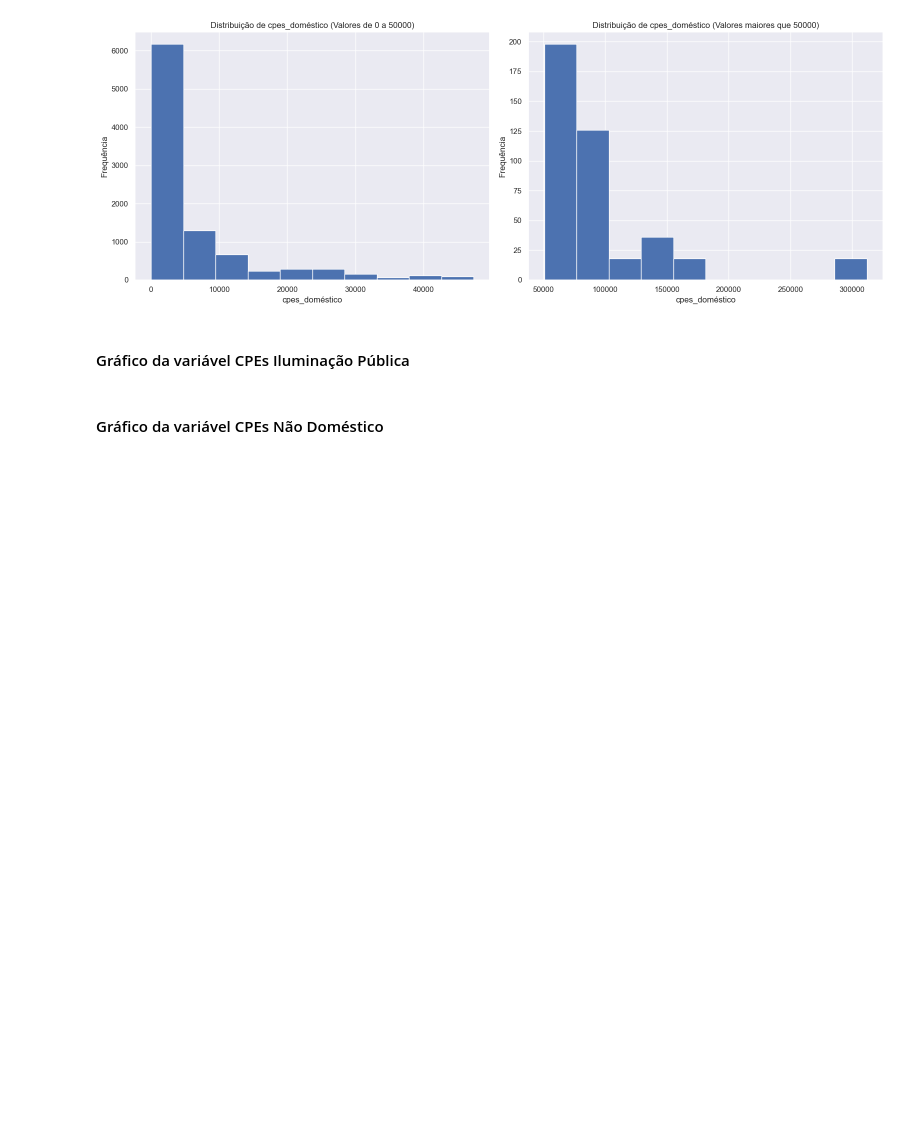
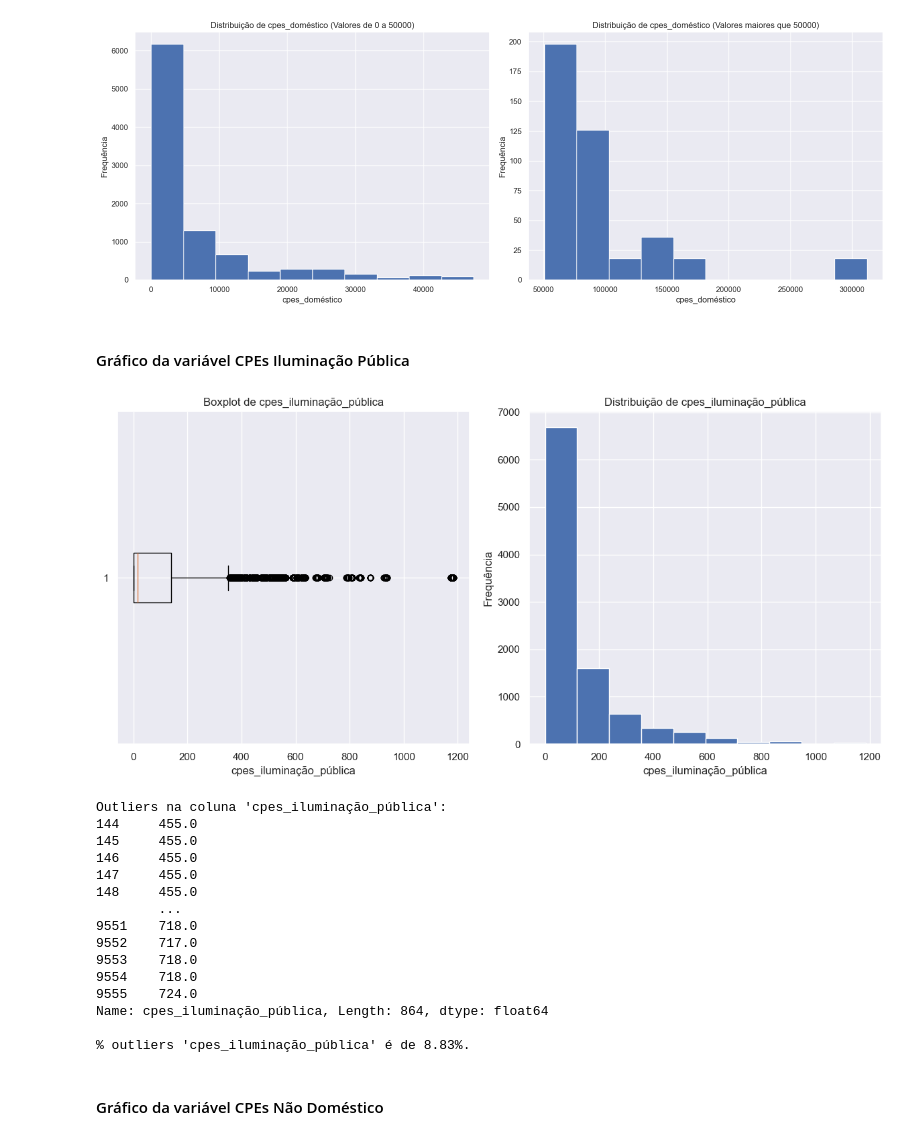
Before and after one commit to kreativermario/Projeto-DECD, a Jupyter notebook: notebooks/data_understanding.ipynb, the cells around one changed output. Cells and saved outputs as stored; diff of their text form; code cells hidden in the pictures; blank space fills up the shorter version.

Commit message:
error corrections - Data understanding
Signed-off-by: Ruisth <ruimfduarte94@gmail.com>

```diff
--- a/notebooks/data_understanding.ipynb
+++ b/notebooks/data_understanding.ipynb
@@ -339,28 +355,56 @@ Name: cpes_doméstico, Length: 1167, dtype: float64
 #### Gráfico da variável CPEs Iluminação Pública
 # %%
 # Coluna para o histograma
-coluna_cpes_il_pub = 'cpes iluminacao publica'
+coluna_cpes_il_pub = 'cpes_iluminação_pública'
 
 # Criar subplots
 fig, (ax_boxplot, ax_hist) = plt.subplots(1, 2, figsize=(12, 6))
 
 # Boxplot
-sns.boxplot(x='cpes iluminacao publica', data=merged_df, ax=ax_boxplot)
+ax_boxplot.boxplot(merged_df[coluna_cpes_il_pub], vert=False)
 ax_boxplot.set_title(f'Boxplot de {coluna_cpes_il_pub}')
-ax_boxplot.set_xlabel('CPEs Iluminacao Publica')
-
+ax_boxplot.set_xlabel(coluna_cpes_il_pub)
 
 # Histograma
-sns.histplot(data=merged_df, x=coluna_cpes_il_pub, ax=ax_hist, bins=10)
+ax_hist.hist(merged_df[coluna_cpes_il_pub], bins=10)
 ax_hist.set_title(f'Distribuição de {coluna_cpes_il_pub}')
-ax_hist.set_xlabel('CPEs Iluminacao Publica')
+ax_hist.set_xlabel(coluna_cpes_il_pub)
 ax_hist.set_ylabel('Frequência')
 
 plt.tight_layout()
 plt.show()
 
+# Encontrar outliers
 outliers = find_outliers(merged_df[coluna_cpes_il_pub])
 print(f"Outliers na coluna '{coluna_cpes_il_pub}':\n{outliers}\n")
+
+# Calcular o número total de valores na coluna 'cpes iluminacao publica'
+total_valores = len(merged_df[coluna_cpes_il_pub])
+
+# Calcular o número de outliers
+num_outliers = len(outliers)
+
+# Calcular a percentagem de outliers
+percent_outliers = (num_outliers / total_valores) * 100
+
+print(f"% outliers '{coluna_cpes_il_pub}' é de {percent_outliers:.2f}%.")
+# %% [output]
+[figure, added]
+Outliers na coluna 'cpes_iluminação_pública':
+144     455.0
+145     455.0
+146     455.0
+147     455.0
+148     455.0
+        ...
+9551    718.0
+9552    717.0
+9553    718.0
+9554    718.0
+9555    724.0
+Name: cpes_iluminação_pública, Length: 864, dtype: float64
+
+% outliers 'cpes_iluminação_pública' é de 8.83%.
 # %% [markdown]
 #### Gráfico da variável CPEs Não Doméstico
 # %%
```
Also changed, not shown: parts of 10 cells of this notebook, 2 other files.
